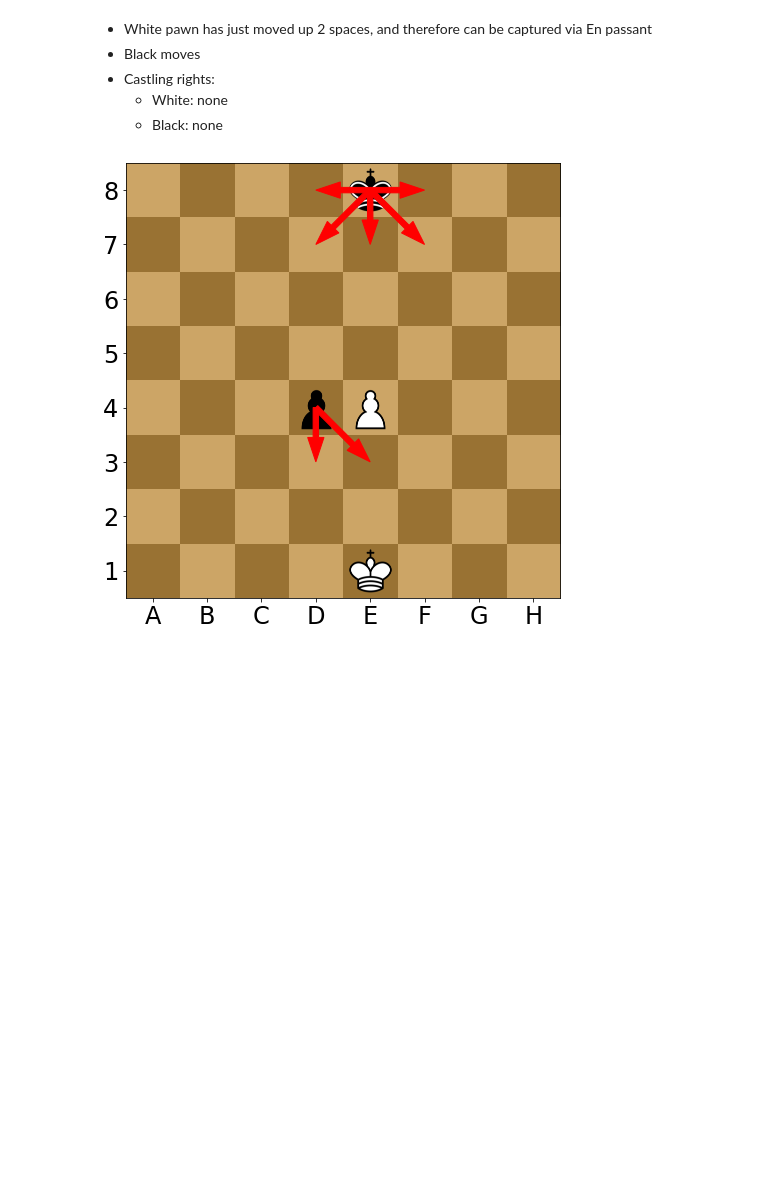
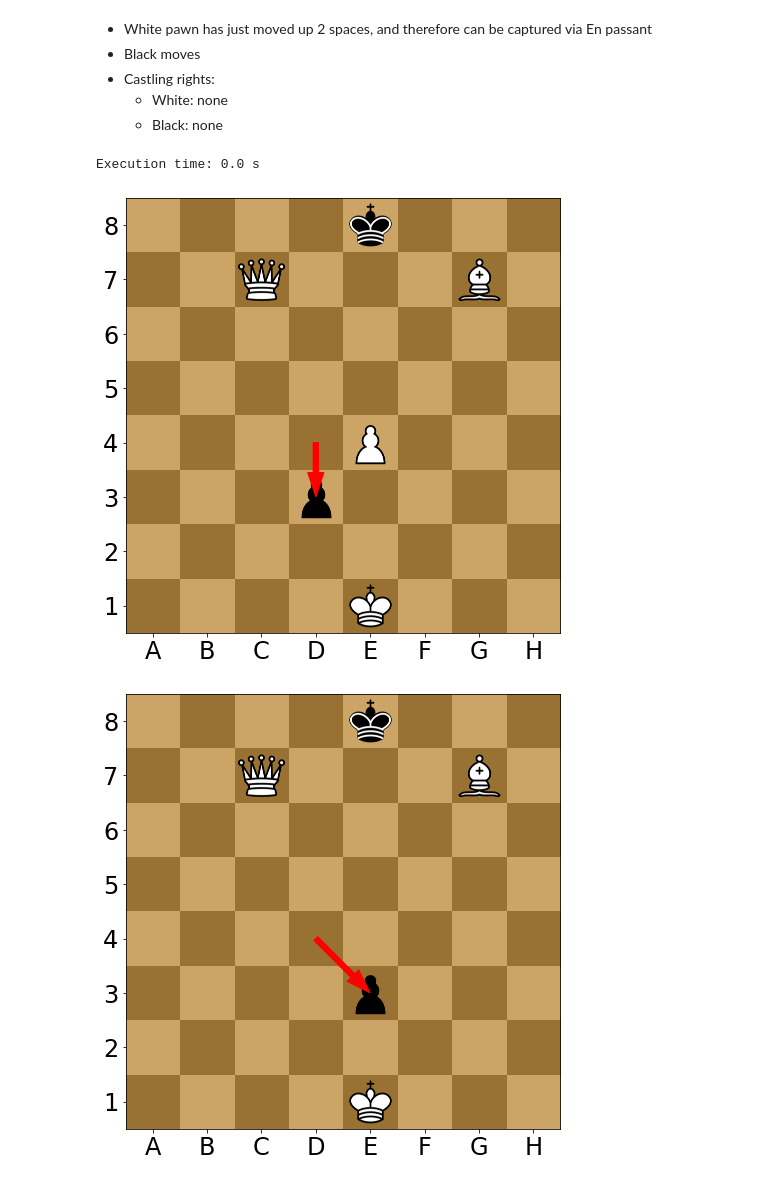
Before and after one commit to vv-hieu/ParallelChessEngine, a Jupyter notebook: ChessMoveGenerationTest.ipynb, the cells around one changed output. Cells and saved outputs as stored; diff of their text form; code cells hidden in the pictures; blank space fills up the shorter version.

```diff
--- a/ChessMoveGenerationTest.ipynb
+++ b/ChessMoveGenerationTest.ipynb
@@ -15,12 +19,25 @@ from ChessCore import *
 # %%
-def chess_move_generation_test(fen: str = None, king_moves_only: bool = False):
+def chess_move_generation_test(fen: str = None, king_moves_only: bool = False, plot_moves: bool = False):
     game = ChessGame() if fen is None else ChessGame(fen)
+
+    start = time.time()
     moves = game.generate_all_moves()
+    end = time.time()
+
+    print(f'Execution time: {end - start} s')
+
     if king_moves_only:
         king_position = game.get_king_position(game.side_to_move())
         if king_position >= 0:
             moves = [move for move in moves if move.start_position() == king_position]
-    game.plot(moves=moves)
+
+    if plot_moves:
+        for move in moves:
+            game_copy = game.copy()
+            game_copy.move(move)
+            game_copy.plot(moves=[move])
+    else:
+        game.plot(moves=moves)
 # %% [markdown]
 ### TEST 1: Default layout
 # %% [markdown]
@@ -80,6 +105,8 @@ chess_move_generation_test('8/2n5/3k3b/8/4Q3/8/3R4/3K4 b - - 0 69')
     - White: none
     - Black: none
 # %%
-chess_move_generation_test('4k3/8/8/8/3pP3/8/8/4K3 b - e3 0 69')
+chess_move_generation_test('4k3/2Q3B1/8/8/3pP3/8/8/4K3 b - e3 0 1', plot_moves=True)
 # %% [output]
+Execution time: 0.0 s
-[figure, old version]
+[figure, new version]
+[figure, added]
```
Also changed, not shown: parts of 12 cells of this notebook, 1 other file.
